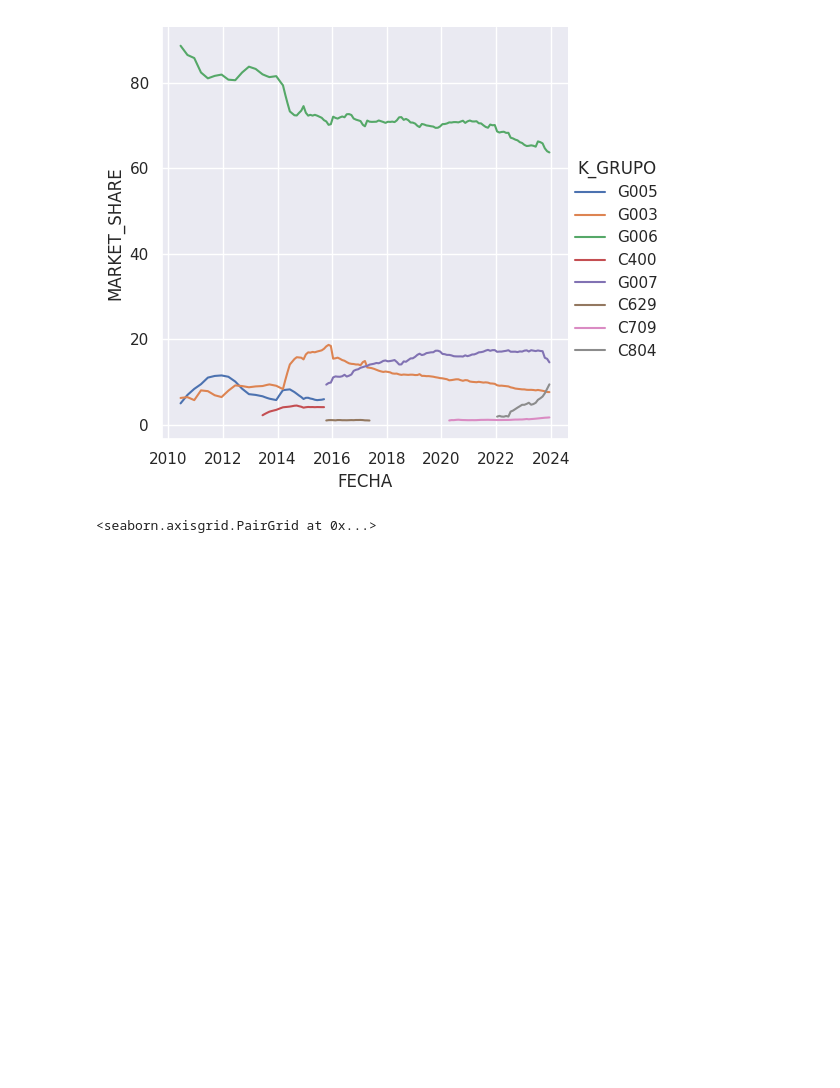
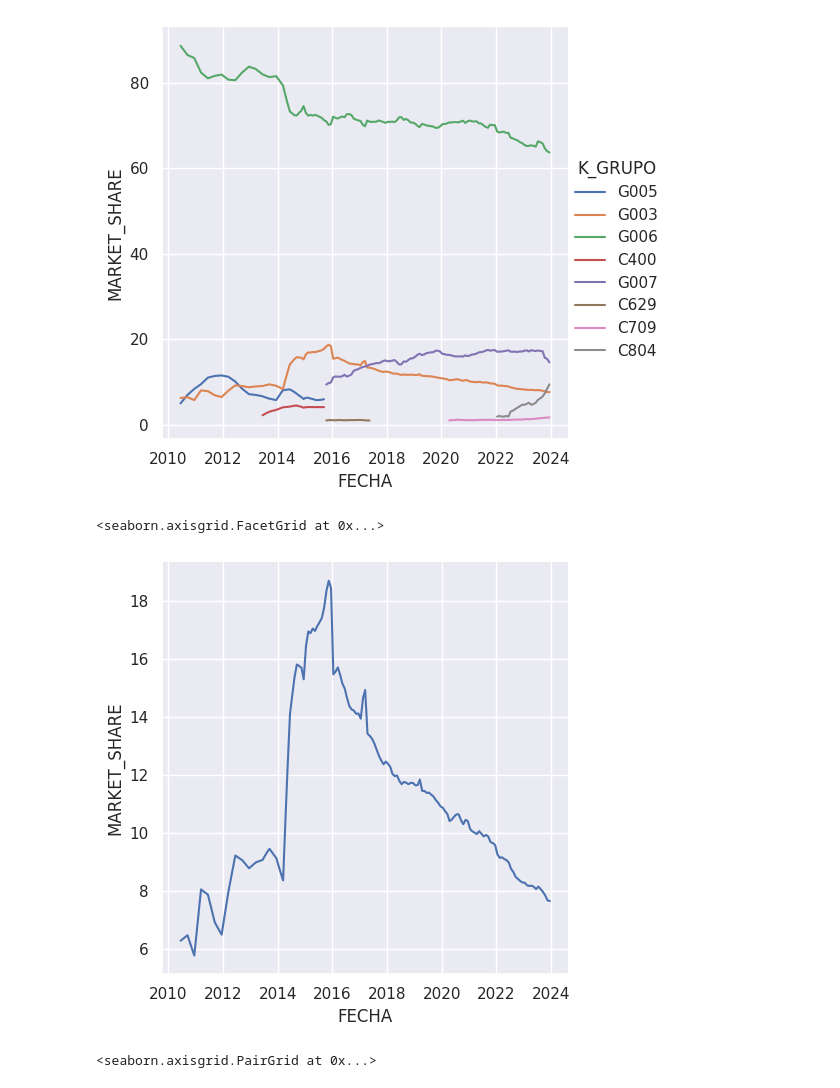
Before and after one commit to Gjloz009/data-engineering-and-mlops-project, a Jupyter notebook: jupyter_files/EDA.ipynb, the cells around one changed output. Saved outputs shown, nothing was run; the diff lists cells and outputs as text; code cells hidden in the pictures; blank space fills up the shorter version.

```diff
--- a/jupyter_files/EDA.ipynb
+++ b/jupyter_files/EDA.ipynb
@@ -411,6 +454,15 @@ sns.relplot(
 # %% [output]
 <seaborn.axisgrid.FacetGrid at 0x...>
 [figure]
+# %%
+sj_g003 = second_join.filter(pl.col('K_GRUPO')=='G003')
+sns.relplot(
+    data=sj_g003, kind='line',
+    x='FECHA', y='MARKET_SHARE'
+)
+# %% [output]
+<seaborn.axisgrid.FacetGrid at 0x...>
+[figure, added]
 # %%
 second_join_pandas = second_join.to_pandas()
 sns.pairplot(data=second_join_pandas,hue='K_GRUPO')
```
Also changed, not shown: parts of 19 cells of this notebook, 1 other file.
